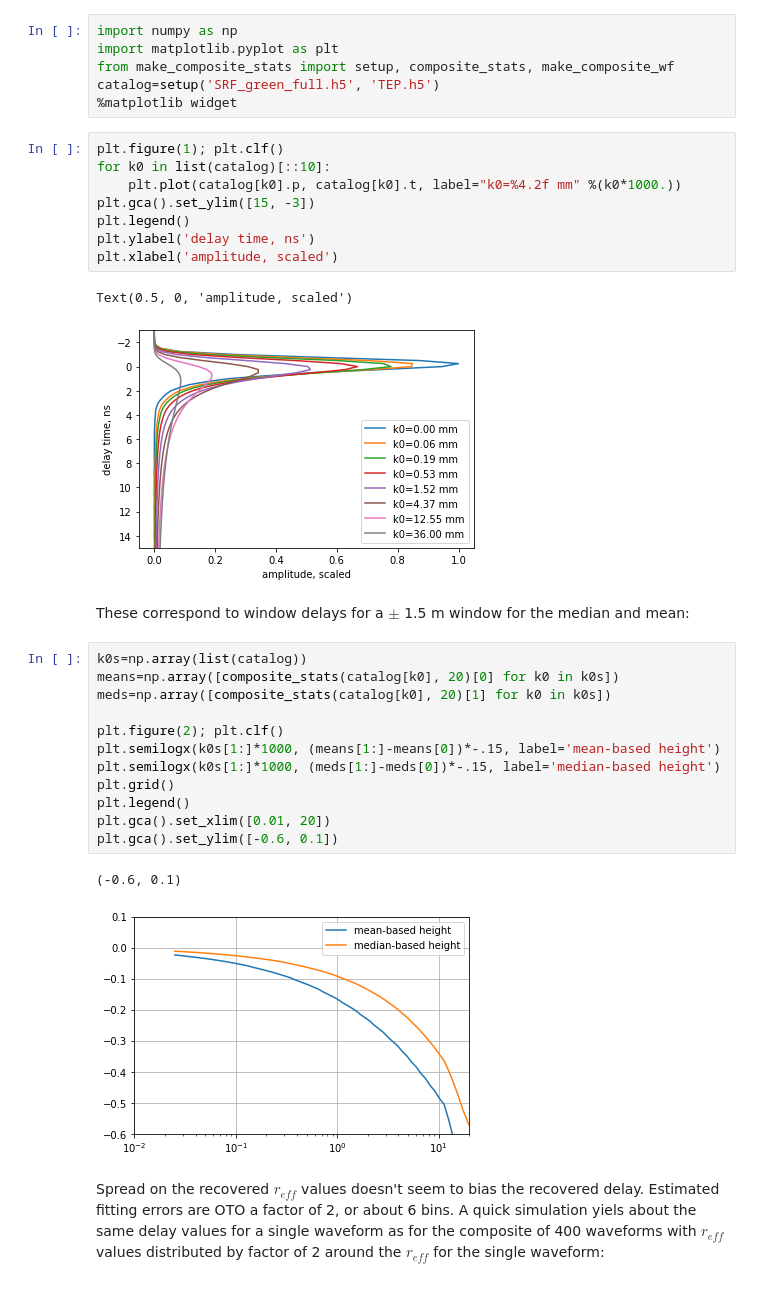
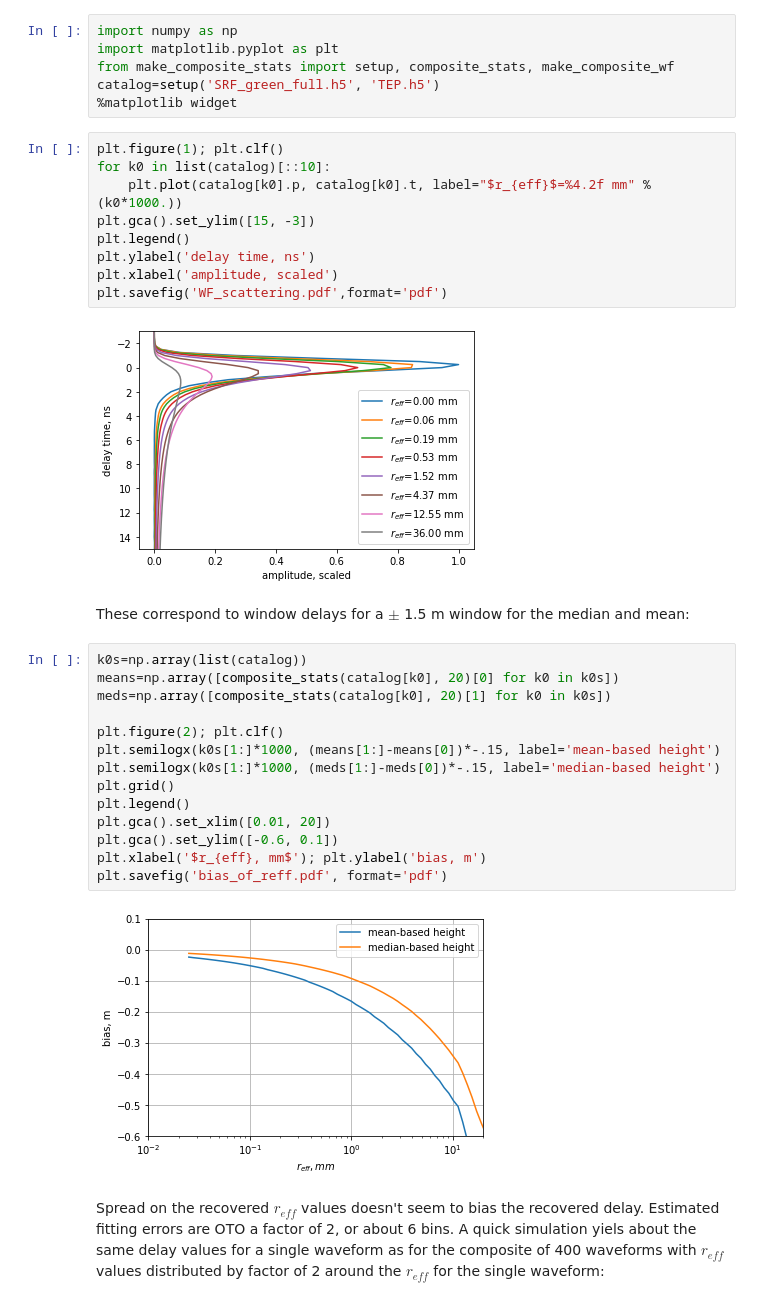
Before and after one commit to SmithB/ATM_waveform, a Jupyter notebook: composite_stats_plots.ipynb, the cells around one changed output. Drawn from its saved outputs; the diff is of its cells as text.

Commit message:
composite_stats_plots: work

```diff
--- a/composite_stats_plots.ipynb
+++ b/composite_stats_plots.ipynb
@@ -9,31 +9,32 @@ catalog=setup('SRF_green_full.h5', 'TEP.h5')
 # %%
 plt.figure(1); plt.clf()
 for k0 in list(catalog)[::10]:
-    plt.plot(catalog[k0].p, catalog[k0].t, label="k0=%4.2f mm" %(k0*1000.))
+    plt.plot(catalog[k0].p, catalog[k0].t, label="$r_{eff}$=%4.2f mm" %(k0*1000.))
 plt.gca().set_ylim([15, -3])
 plt.legend()
 plt.ylabel('delay time, ns')
 plt.xlabel('amplitude, scaled')
+plt.savefig('WF_scattering.pdf',format='pdf')
 # %% [output]
-Text(0.5, 0, 'amplitude, scaled')
-[figure, old version]
+[figure, new version]
 # %% [markdown]
 These correspond to window delays for a $\pm$ 1.5 m window for the median and mean:
 # %%
 k0s=np.array(list(catalog))
 means=np.array([composite_stats(catalog[k0], 20)[0] for k0 in k0s])
 meds=np.array([composite_stats(catalog[k0], 20)[1] for k0 in k0s])
 
 plt.figure(2); plt.clf()
 plt.semilogx(k0s[1:]*1000, (means[1:]-means[0])*-.15, label='mean-based height')
 plt.semilogx(k0s[1:]*1000, (meds[1:]-meds[0])*-.15, label='median-based height')
 plt.grid()
 plt.legend()
 plt.gca().set_xlim([0.01, 20])
 plt.gca().set_ylim([-0.6, 0.1])
+plt.xlabel('$r_{eff}, mm$'); plt.ylabel('bias, m')
+plt.savefig('bias_of_reff.pdf', format='pdf')
 # %% [output]
-(-0.6, 0.1)
-[figure, old version]
+[figure, new version]
 # %% [markdown]
 Spread on the recovered $r_{eff}$ values doesn't seem to bias the recovered delay.  Estimated fitting errors are OTO a factor of 2, or about 6 bins.  A quick simulation yiels about the same delay values for a single waveform as for the composite of 400 waveforms with $r_{eff}$ values distributed by factor of 2 around the $r_{eff}$ for the single waveform:
 # %%
```
Also changed, not shown: parts of 3 cells of this notebook.
